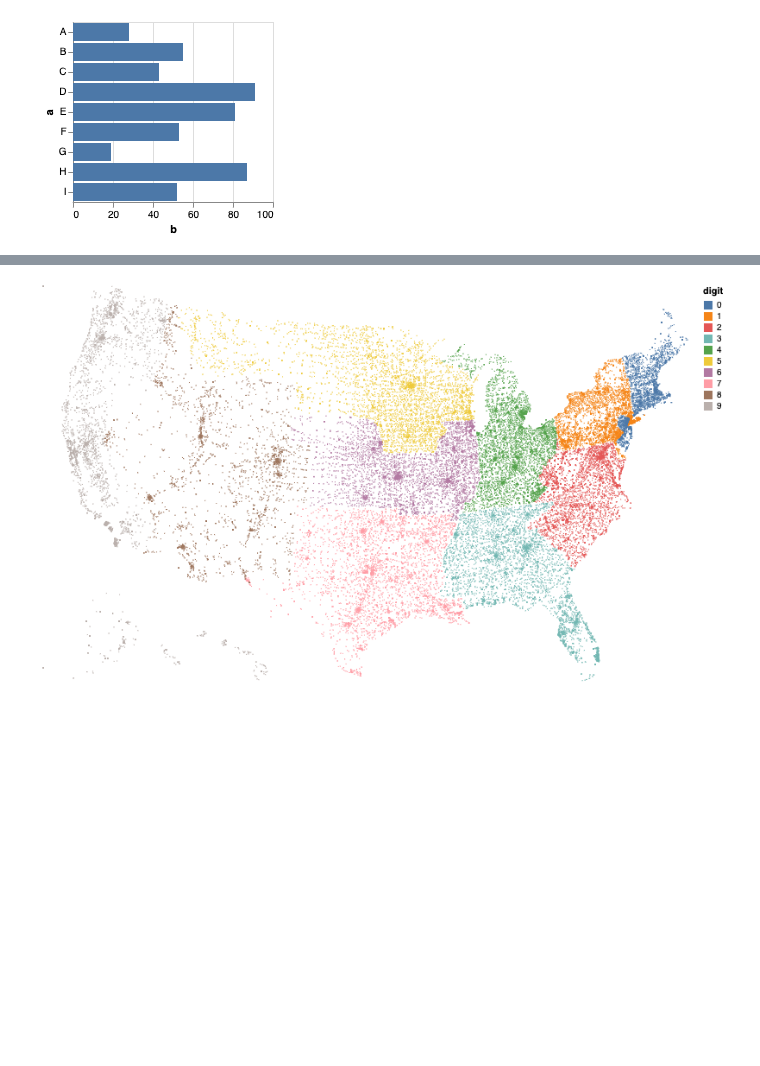
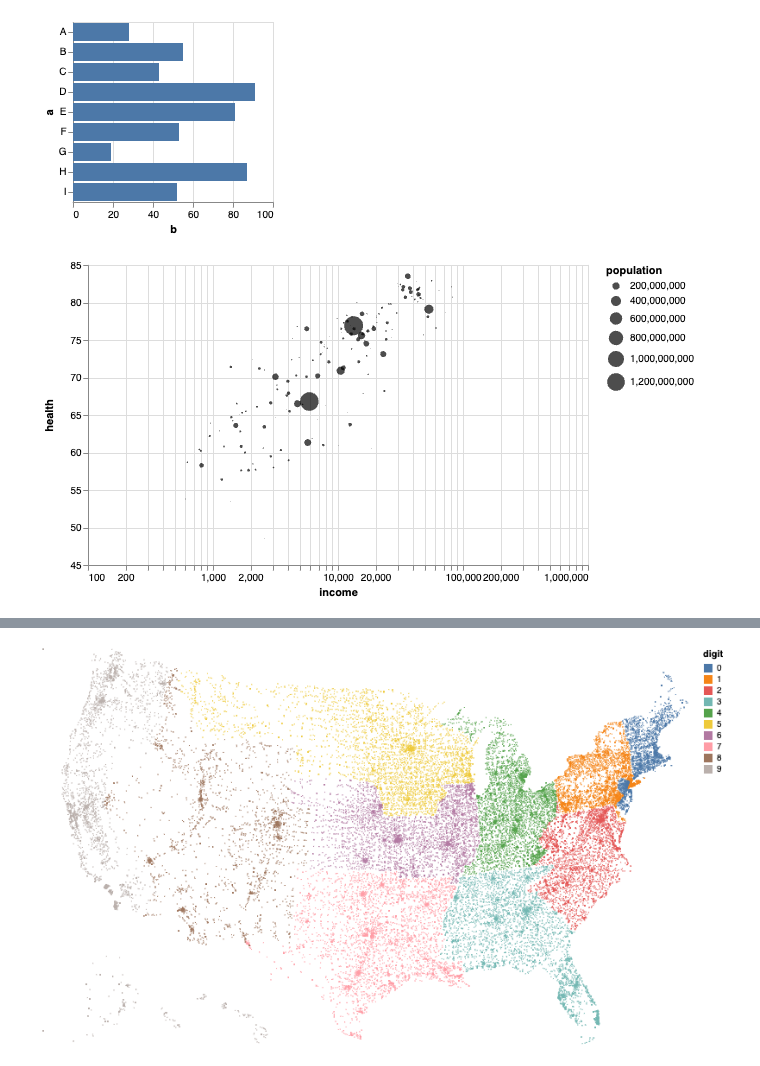
Before and after one commit to rgbkrk/denotebooks, a Jupyter notebook: VegaTime.ipynb, the cells around one changed output, grey strips where cells are left out. Saved outputs shown, nothing was run; the diff lists cells and outputs as text; code cells hidden in the pictures; blank space fills up the shorter version.

```diff
--- a/VegaTime.ipynb
+++ b/VegaTime.ipynb
@@ -31,3 +33,38 @@ display(
 )
 # %% [output]
 [figure]
+# %%
+import { display, $display } from "https://deno.land/x/display@v0.1.1/mod.ts";
+
+var spec = {
+  "$schema": "https://vega.github.io/schema/vega-lite/v5.json",
+  "description": "A bubble plot showing the correlation between health and income for 187 countries in the world (modified from an example in Lisa Charlotte Rost's blog post 'One Chart, Twelve Charting Libraries' --http://lisacharlotterost.github.io/2016/05/17/one-chart-code/).",
+  "width": 500,"height": 300,
+  "data": {
+    "url": "https://raw.githubusercontent.com/vega/vega/main/docs/data/gapminder-health-income.csv"
+  },
+  "params": [{
+    "name": "view",
+    "select": "interval",
+    "bind": "scales"
+  }],
+  "mark": "circle",
+  "encoding": {
+    "y": {
+      "field": "health",
+      "type": "quantitative",
+      "scale": {"zero": false},
+      "axis": {"minExtent": 30}
+    },
+    "x": {
+      "field": "income",
+      "scale": {"type": "log"}
+    },
+    "size": {"field": "population", "type": "quantitative"},
+    "color": {"value": "#000"}
+  }
+}
+
+display({ "application/vnd.vegalite.v5+json": spec})
+# %% [output]
+[figure, added]
```
Also changed, not shown: parts of 5 cells of this notebook, 5 other files.
